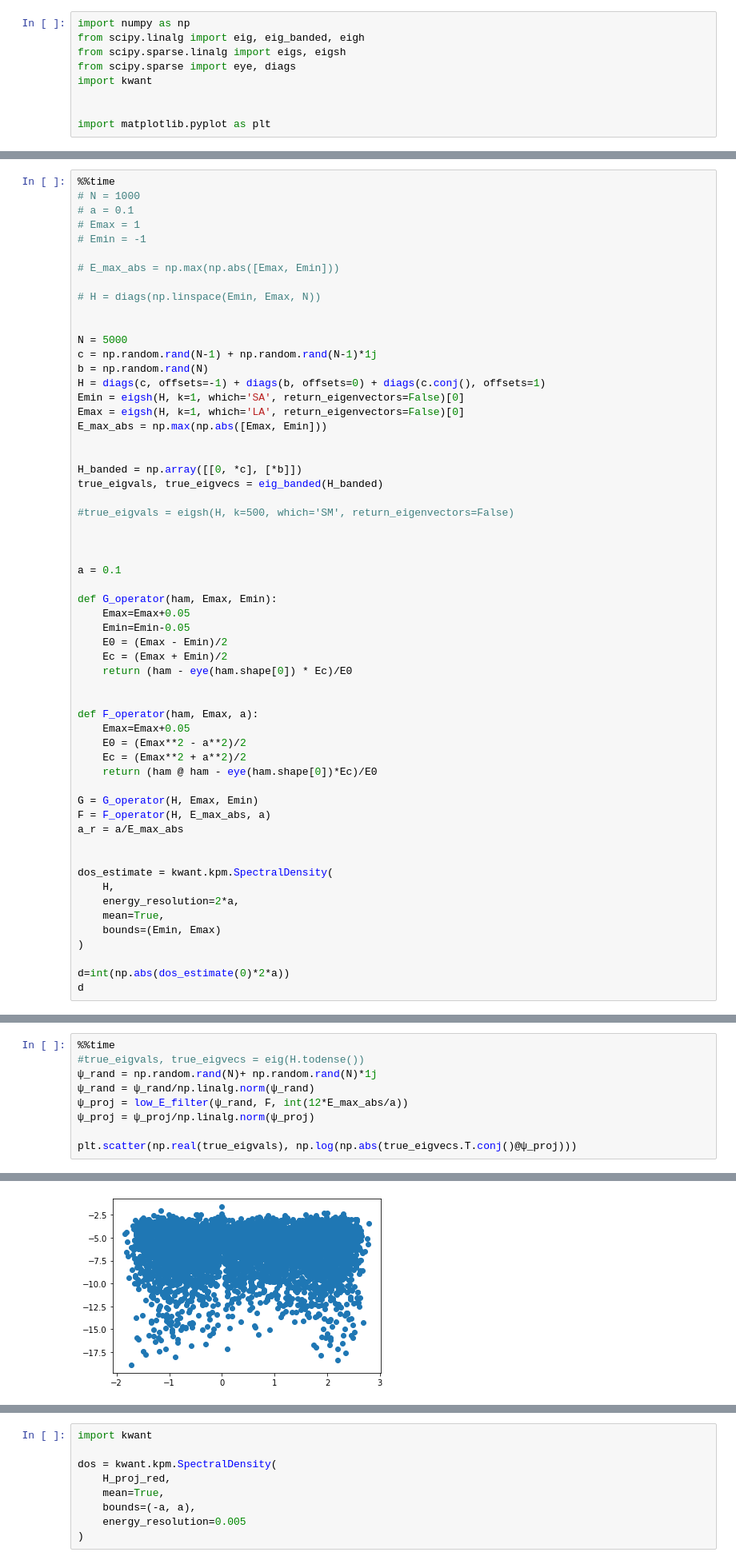
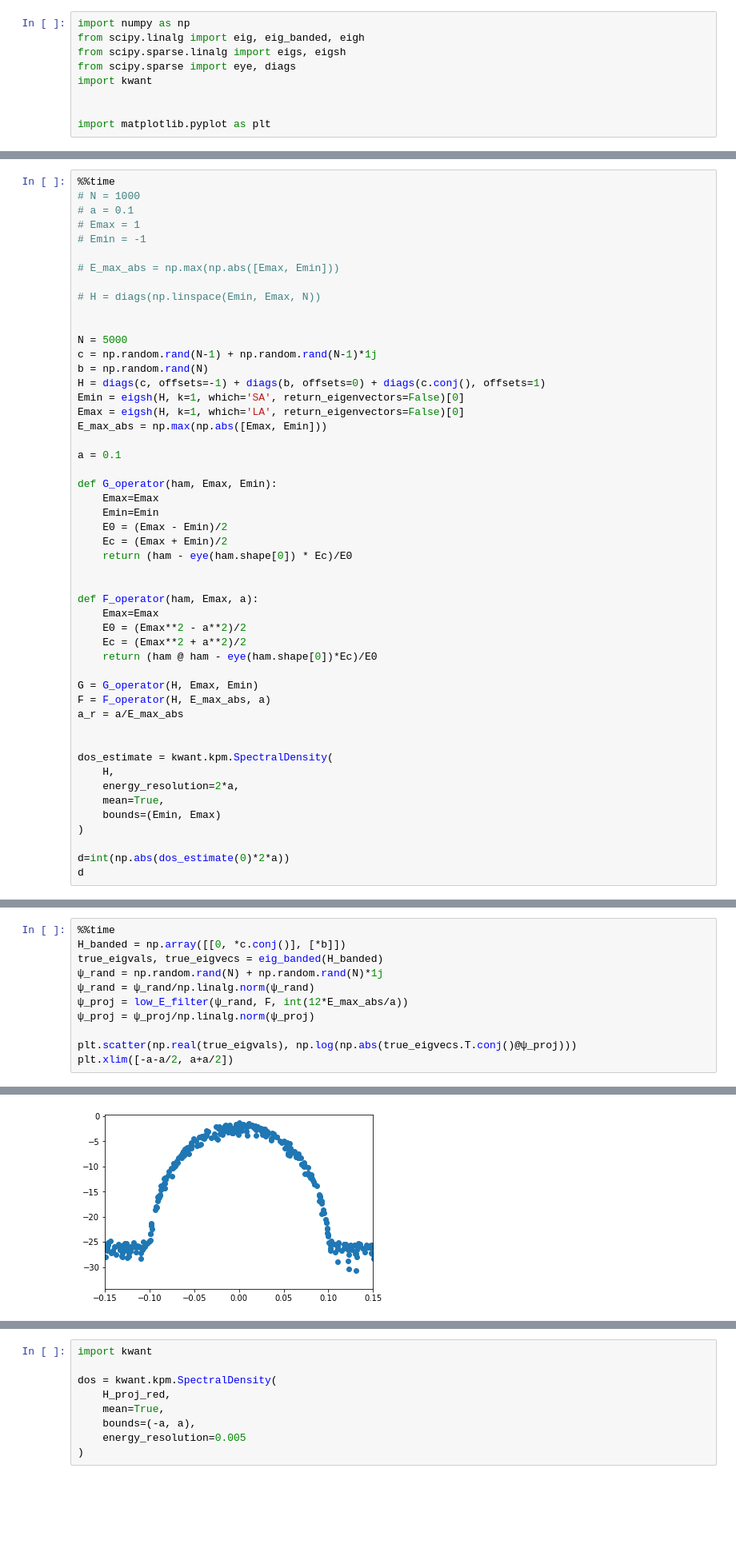
Before and after one commit to quantum-tinkerer/pydacp, a Jupyter notebook: toy_code.ipynb, the cells around one changed output, grey strips where cells are left out. Shown at 80% size. Cells and saved outputs as stored; diff of their text form; blank space fills up the shorter version.

```diff
--- a/toy_code.ipynb
+++ b/toy_code.ipynb
@@ -48,26 +27,18 @@ Emin = eigsh(H, k=1, which='SA', return_eigenvectors=False)[0]
 Emax = eigsh(H, k=1, which='LA', return_eigenvectors=False)[0]
 E_max_abs = np.max(np.abs([Emax, Emin]))
 
-
-H_banded = np.array([[0, *c], [*b]])
-true_eigvals, true_eigvecs = eig_banded(H_banded)
-
-#true_eigvals = eigsh(H, k=500, which='SM', return_eigenvectors=False)
-
-
-
 a = 0.1
 
 def G_operator(ham, Emax, Emin):
-    Emax=Emax+0.05
-    Emin=Emin-0.05
+    Emax=Emax
+    Emin=Emin
     E0 = (Emax - Emin)/2
     Ec = (Emax + Emin)/2
     return (ham - eye(ham.shape[0]) * Ec)/E0
 
 
 def F_operator(ham, Emax, a):
-    Emax=Emax+0.05
+    Emax=Emax
     E0 = (Emax**2 - a**2)/2
     Ec = (Emax**2 + a**2)/2
     return (ham @ ham - eye(ham.shape[0])*Ec)/E0
@@ -130,11 +101,13 @@ def basis(ψ_proj, H, indices):
     return ψ_basis
 # %%
 %%time
-#true_eigvals, true_eigvecs = eig(H.todense())
-ψ_rand = np.random.rand(N)+ np.random.rand(N)*1j
+H_banded = np.array([[0, *c.conj()], [*b]])
+true_eigvals, true_eigvecs = eig_banded(H_banded)
+ψ_rand = np.random.rand(N) + np.random.rand(N)*1j
 ψ_rand = ψ_rand/np.linalg.norm(ψ_rand)
 ψ_proj = low_E_filter(ψ_rand, F, int(12*E_max_abs/a))
 ψ_proj = ψ_proj/np.linalg.norm(ψ_proj)
 
 plt.scatter(np.real(true_eigvals), np.log(np.abs(true_eigvecs.T.conj()@ψ_proj)))
+plt.xlim([-a-a/2, a+a/2])
 # %% [output]
@@ -144 +117 @@ Wall time: 473 ms
-[figure, old version]
+[figure, new version]
```
Also changed, not shown: parts of 23 cells of this notebook.
